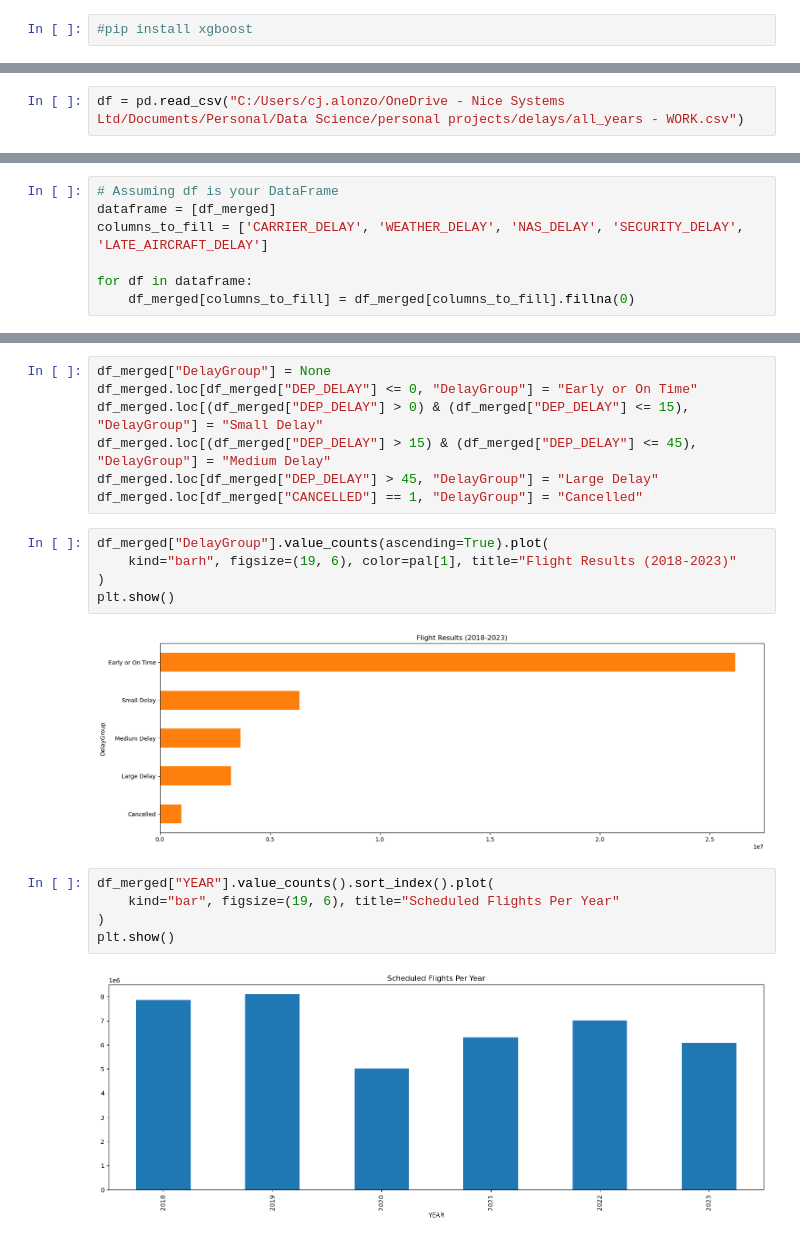
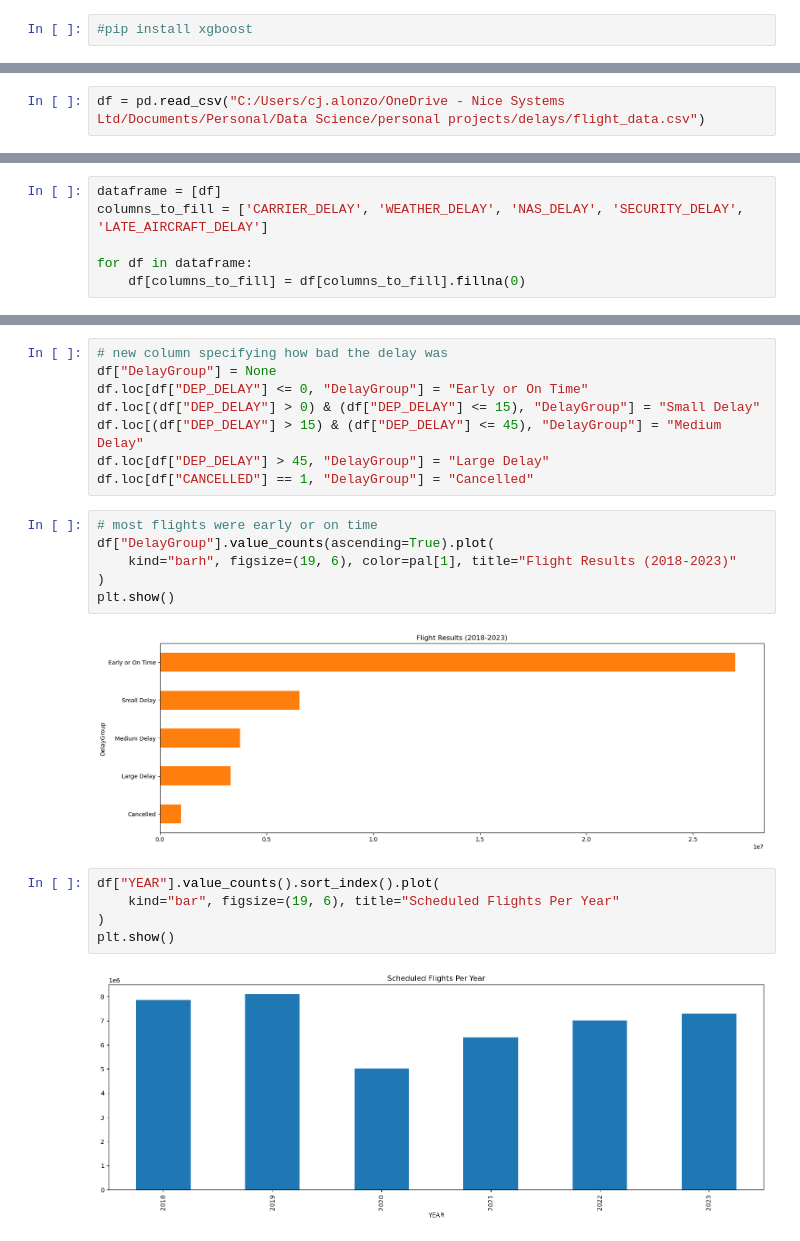
Before and after one commit to cjalonzo413/Flight-delays, a Jupyter notebook: Flight delays.ipynb, the cells around one changed output, grey strips where cells are left out. Saved outputs shown, nothing was run; the diff lists cells and outputs as text.

```diff
--- a/Flight delays.ipynb
+++ b/Flight delays.ipynb
@@ -13,4 +14,4 @@ from sklearn.metrics import accuracy_score, classification_report
 pd.set_option("display.max_columns", 500)
 pal = sns.color_palette()
 # %%
-df = pd.read_csv("C:/Users/cj.alonzo/OneDrive - Nice Systems Ltd/Documents/Personal/Data Science/personal projects/delays/all_years - WORK.csv")
+df = pd.read_csv("C:/Users/cj.alonzo/OneDrive - Nice Systems Ltd/Documents/Personal/Data Science/personal projects/delays/flight_data.csv")
@@ -90,9 +57,8 @@ Description                   0
 dtype: int64
 # %%
-# Assuming df is your DataFrame
-dataframe = [df_merged]
+dataframe = [df]
 columns_to_fill = ['CARRIER_DELAY', 'WEATHER_DELAY', 'NAS_DELAY', 'SECURITY_DELAY', 'LATE_AIRCRAFT_DELAY']
 
 for df in dataframe:
-    df_merged[columns_to_fill] = df_merged[columns_to_fill].fillna(0)
+    df[columns_to_fill] = df[columns_to_fill].fillna(0)
 # %%
@@ -133,22 +99,24 @@ plt.show()
 # %%
-df_merged["DelayGroup"] = None
-df_merged.loc[df_merged["DEP_DELAY"] <= 0, "DelayGroup"] = "Early or On Time"
-df_merged.loc[(df_merged["DEP_DELAY"] > 0) & (df_merged["DEP_DELAY"] <= 15), "DelayGroup"] = "Small Delay"
-df_merged.loc[(df_merged["DEP_DELAY"] > 15) & (df_merged["DEP_DELAY"] <= 45), "DelayGroup"] = "Medium Delay"
-df_merged.loc[df_merged["DEP_DELAY"] > 45, "DelayGroup"] = "Large Delay"
-df_merged.loc[df_merged["CANCELLED"] == 1, "DelayGroup"] = "Cancelled"
+# new column specifying how bad the delay was
+df["DelayGroup"] = None
+df.loc[df["DEP_DELAY"] <= 0, "DelayGroup"] = "Early or On Time"
+df.loc[(df["DEP_DELAY"] > 0) & (df["DEP_DELAY"] <= 15), "DelayGroup"] = "Small Delay"
+df.loc[(df["DEP_DELAY"] > 15) & (df["DEP_DELAY"] <= 45), "DelayGroup"] = "Medium Delay"
+df.loc[df["DEP_DELAY"] > 45, "DelayGroup"] = "Large Delay"
+df.loc[df["CANCELLED"] == 1, "DelayGroup"] = "Cancelled"
 # %%
-df_merged["DelayGroup"].value_counts(ascending=True).plot(
+# most flights were early or on time
+df["DelayGroup"].value_counts(ascending=True).plot(
     kind="barh", figsize=(19, 6), color=pal[1], title="Flight Results (2018-2023)"
 )
 plt.show()
 # %% [output]
-[figure, old version]
+[figure, new version]
 # %%
-df_merged["YEAR"].value_counts().sort_index().plot(
+df["YEAR"].value_counts().sort_index().plot(
     kind="bar", figsize=(19, 6), title="Scheduled Flights Per Year"
 )
 plt.show()
 # %% [output]
-[figure, old version]
+[figure, new version]
 # %%
```
Also changed, not shown: parts of 43 cells of this notebook.
